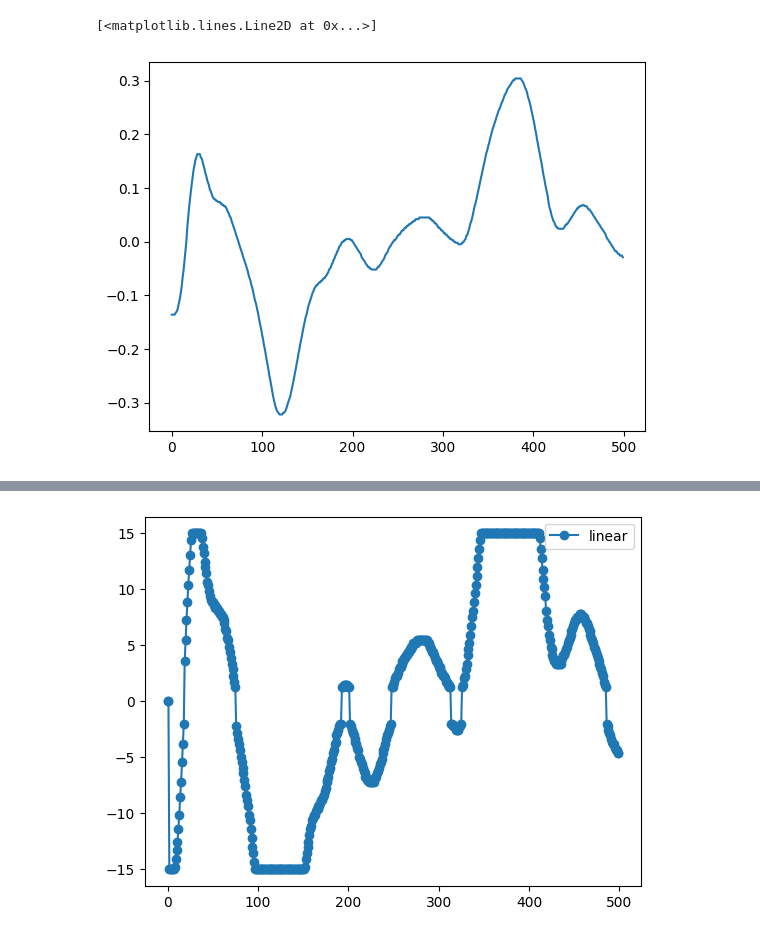
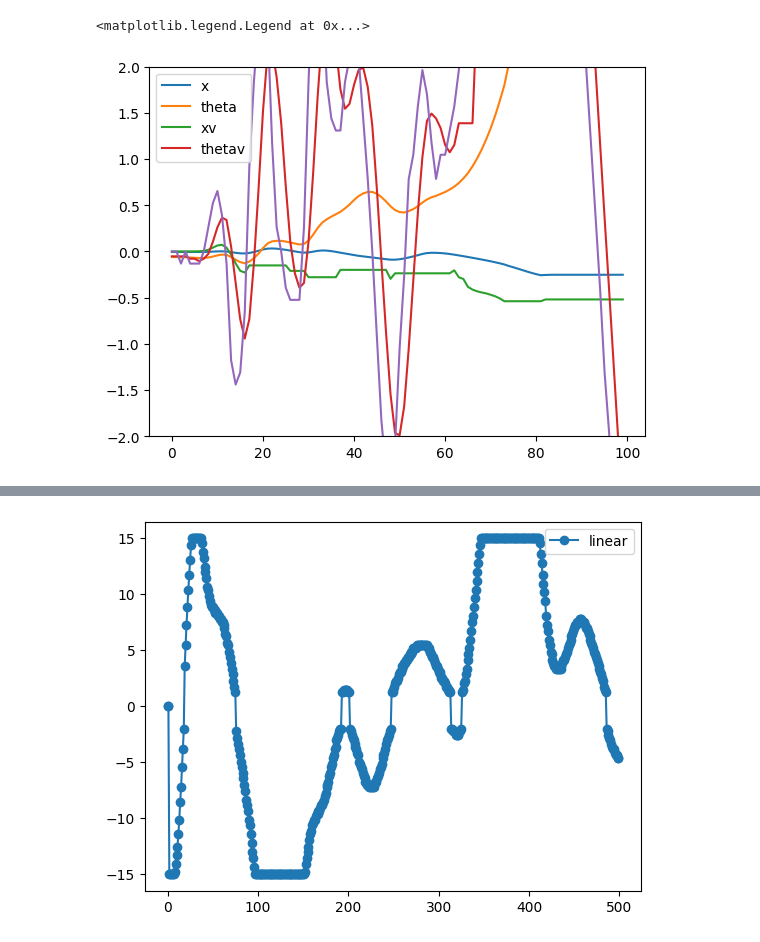
Before and after one commit to Rexlab-cartpole/Controller, a Jupyter notebook: lqr_stablizing.ipynb, the cells around one changed output, grey strips where cells are left out. Saved outputs shown, nothing was run; the diff lists cells and outputs as text; code cells hidden in the pictures.

```diff
--- a/lqr_stablizing.ipynb
+++ b/lqr_stablizing.ipynb
@@ -92,6 +114,14 @@ cartpole_close_serial(sp)
-# %%
-plt.plot(error_array, label = "error")
-# %% [output]
-[<matplotlib.lines.Line2D at 0x...>]
-[figure, removed]
+# %%
+vels = np.zeros(N)
+vels[0] = 0
+for i in range(1,N):
+    vels[i] = (states[i,1] - states[i-1,1]) / control_period
+
+plt.plot((states-xg), label = "error")
+plt.plot(vels)
+plt.ylim([-2,2])
+plt.legend(['x', 'theta', 'xv', 'thetav'])
+# %% [output]
+<matplotlib.legend.Legend at 0x...>
+[figure, added]
 # %%
```
Also changed, not shown: parts of 6 cells of this notebook.
